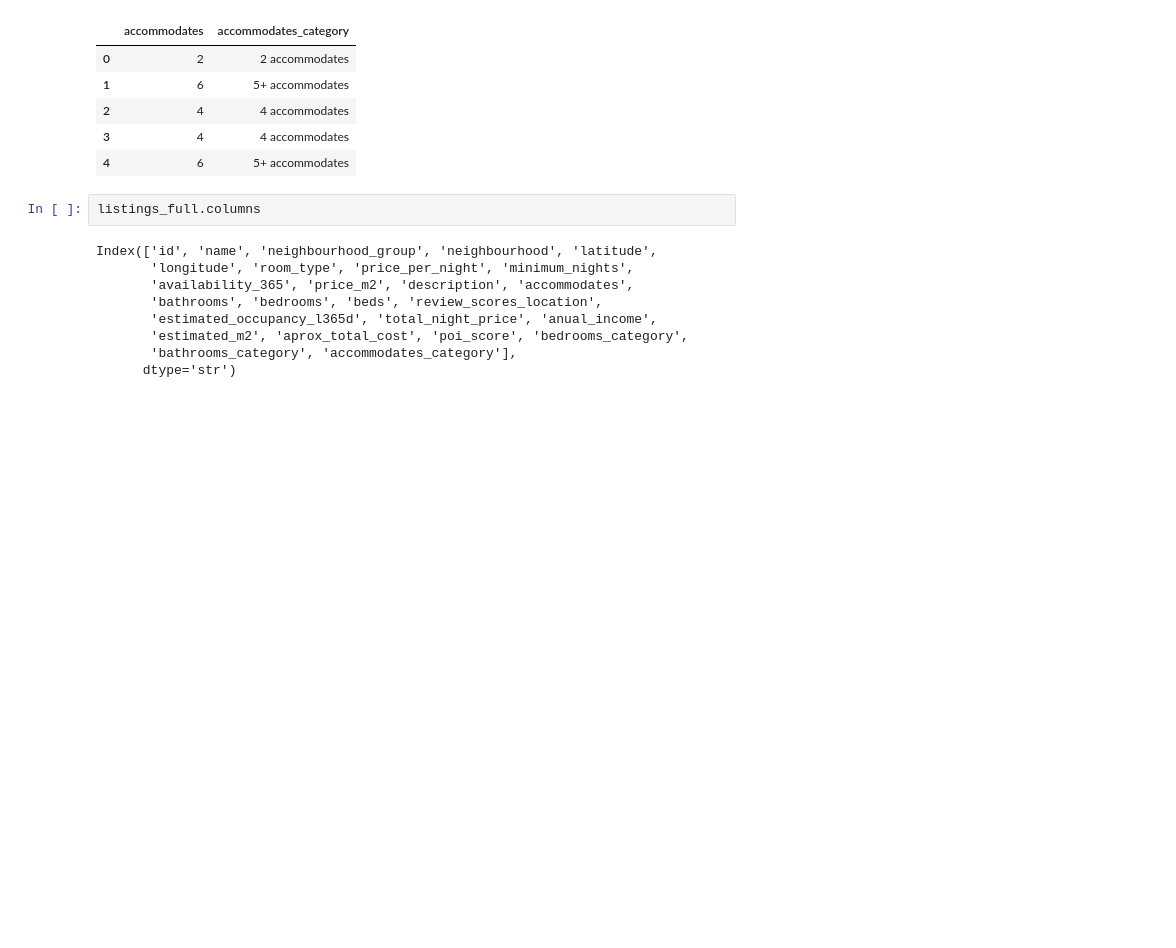
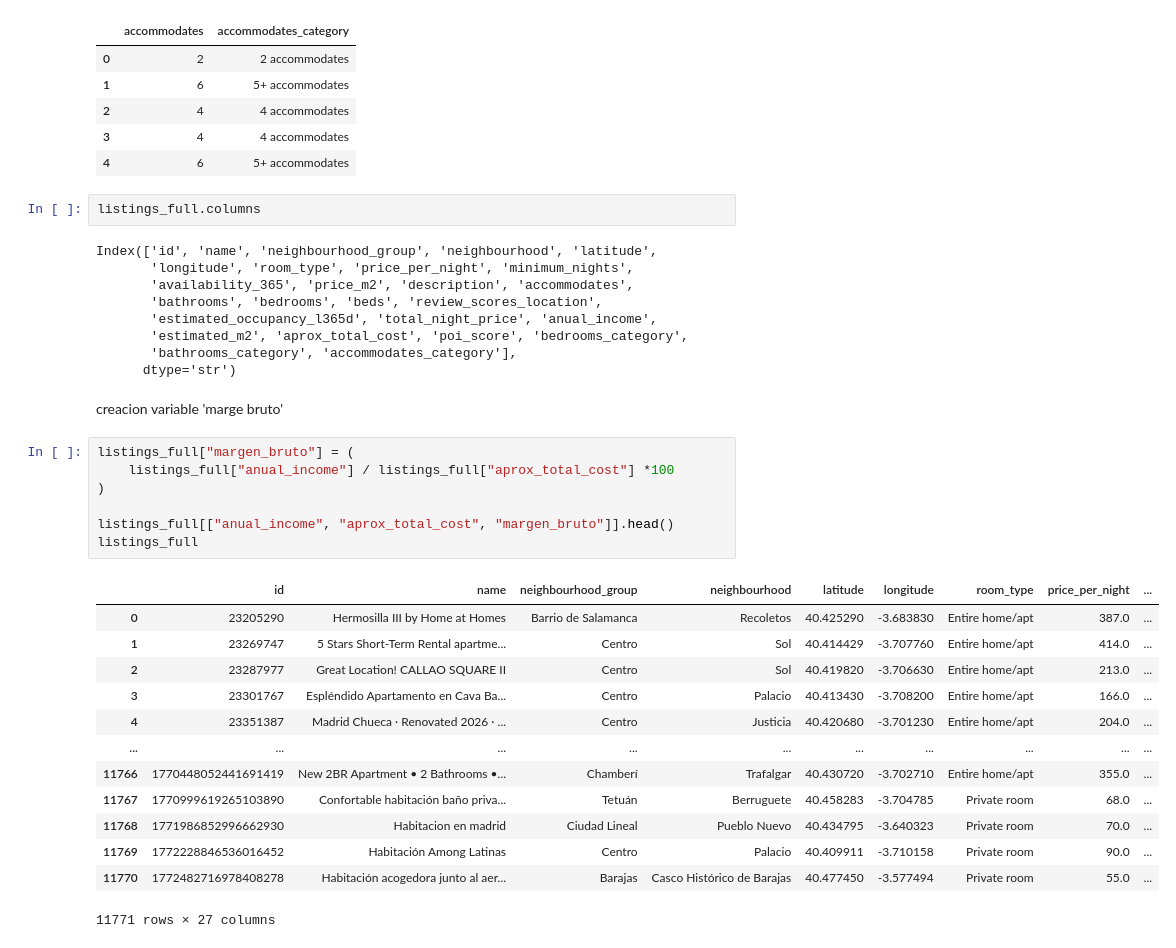
Before and after one commit to fertr98/CASO-1---An-lisis-de-mercado-inmobiliario, a Jupyter notebook: notebooks/02_creaciónvariables.ipynb, the cells around one changed output. Cells and saved outputs as stored; diff of their text form; blank space fills up the shorter version.

```diff
--- a/notebooks/02_creaciónvariables.ipynb
+++ b/notebooks/02_creaciónvariables.ipynb
@@ -362,3 +362,26 @@ Index(['id', 'name', 'neighbourhood_group', 'neighbourhood', 'latitude',
        'estimated_m2', 'aprox_total_cost', 'poi_score', 'bedrooms_category',
        'bathrooms_category', 'accommodates_category'],
       dtype='str')
+# %% [markdown]
+creacion variable 'marge bruto'
+# %%
+listings_full["margen_bruto"] = (
+    listings_full["anual_income"] / listings_full["aprox_total_cost"] *100
+)
+
+listings_full[["anual_income", "aprox_total_cost", "margen_bruto"]].head()
+listings_full
+# %% [output]
+|  | id | name | neighbourhood_group | neighbourhood | latitude | longitude | room_type | price_per_night | ... |
+| 0 | 23205290 | Hermosilla III by Home at Homes | Barrio de Salamanca | Recoletos | 40.425290 | -3.683830 | Entire home/apt | 387.0 | ... |
+| 1 | 23269747 | 5 Stars Short-Term Rental apartme... | Centro | Sol | 40.414429 | -3.707760 | Entire home/apt | 414.0 | ... |
+| 2 | 23287977 | Great Location! CALLAO SQUARE II | Centro | Sol | 40.419820 | -3.706630 | Entire home/apt | 213.0 | ... |
+| 3 | 23301767 | Espléndido Apartamento en Cava Ba... | Centro | Palacio | 40.413430 | -3.708200 | Entire home/apt | 166.0 | ... |
+| 4 | 23351387 | Madrid Chueca · Renovated 2026 · ... | Centro | Justicia | 40.420680 | -3.701230 | Entire home/apt | 204.0 | ... |
+| ... | ... | ... | ... | ... | ... | ... | ... | ... | ... |
+| 11766 | 1770448052441691419 | New 2BR Apartment • 2 Bathrooms •... | Chamberí | Trafalgar | 40.430720 | -3.702710 | Entire home/apt | 355.0 | ... |
+| 11767 | 1770999619265103890 | Confortable habitación baño priva... | Tetuán | Berruguete | 40.458283 | -3.704785 | Private room | 68.0 | ... |
+| 11768 | 1771986852996662930 | Habitacion en madrid | Ciudad Lineal | Pueblo Nuevo | 40.434795 | -3.640323 | Private room | 70.0 | ... |
+| 11769 | 1772228846536016452 | Habitación Among Latinas | Centro | Palacio | 40.409911 | -3.710158 | Private room | 90.0 | ... |
+| 11770 | 1772482716978408278 | Habitación acogedora junto al aer... | Barajas | Casco Histórico de Barajas | 40.477450 | -3.577494 | Private room | 55.0 | ... |
+11771 rows × 27 columns
```
Also changed, not shown: parts of 2 cells of this notebook, 3 other files.
